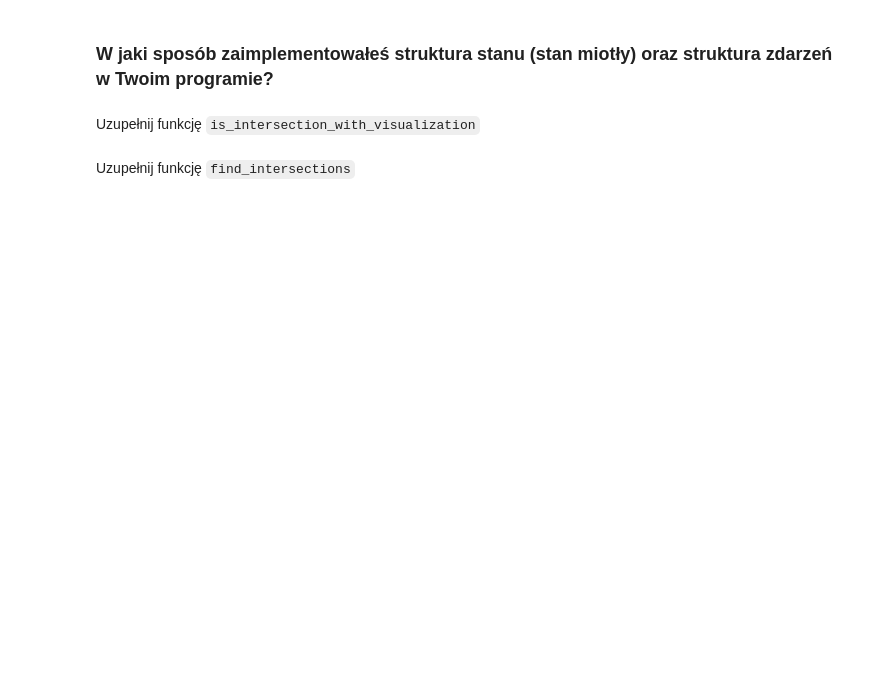
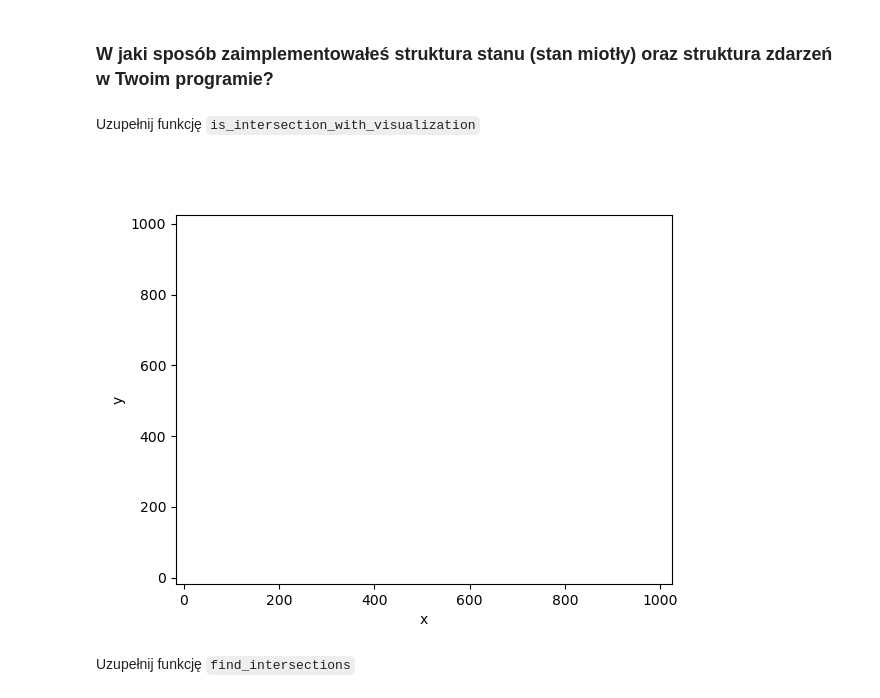
Before and after one commit to jacekloboda/geometric-algorithms, a Jupyter notebook: bitalg/lab4/main.ipynb, the cells around one changed output. Cells and saved outputs as stored; diff of their text form; code cells hidden in the pictures; blank space fills up the shorter version.

````diff
--- a/bitalg/lab4/main.ipynb
+++ b/bitalg/lab4/main.ipynb
@@ -256,7 +258,7 @@ class Point:
 
 
 class Segment:
-    x = None                                    # global variable for all segments indicating where miotla is currently
+    #x = None                                    # global variable for all segments indicating where miotla is currently
     def __init__(self, p1, p2, idx):
         self.left = p1
         self.right = p2
@@ -265,12 +267,10 @@ class Segment:
         self.idx = idx
         self.a = (p1.y - p2.y) / (p1.x - p2.x)
         self.b = p1.y - (self.a * p1.x)
-
-    def update_x(x):
-        Segment.x = x
+        self.sweep = 0 # pozycja miotly
 
     def get_y(self):
-        return (self.a * Segment.x) + self.b
+        return (self.a * self.sweep) + self.b
 
     def __eq__(self, other):
         return self.idx == other.idx
@@ -285,29 +285,8 @@ class Segment:
     def __le__(self, other):
         return self < other or self == other
 
-    def __repr__(self):
-        return f"Segment({self.left}, {self.right}, idx: {self.idx})"
-
     def __hash__(self):
         return hash((self.left, self.right, self.idx))
 
-
-def check_intersection(s1, s2):
-    # if neighbor dont exists
-    if s1 is None or s2 is None:
-        return False
-    # paralel segments
-    if abs(s1.a - s2.a) < eps:
-        return False
-
-    x = (s1.b - s2.b) / (s2.a - s1.a)
-    y = (s1.a * x) + s1.b
-
-    point = Point(x, y)
-
-    # segments intersect
-    if max(s1.left, s2.left) <= point \
-        and point <= min(s1.right, s2.right):
-        return True
-
-    return False
+    def __repr__(self):
+        return f"Segment({self.left}, {self.right}, idx: {self.idx})"
@@ -384,11 +382,3 @@ Time: 0.000s
 # do niej punktow przeciecia w trakcie dzialania programu
 # %% [markdown]
 Uzupełnij funkcję ```is_intersection_with_visualization```
-# %%
-def is_intersection_with_visualization(sections):
-    """
-    Funkcja sprawdza czy jakakolwiek para podanych odcinków się przecina i dodatkowo zwraca kolejne kroki w wizualizacji
-    :param sections: tablica odcinków w postaci krotek ktorek współrzędnych punktów końcowych odcinków
-    :return: True / False
-    """
-    raise Exception("Unimplemented")
@@ -395,3 +513,9 @@ def is_intersection_with_visualization(sections):
+# %%
+vis.clear()
+_, vis = is_intersection_with_visualization(section)
+vis.show_gif()
+# %% [output]
+[figure, added]
 # %% [markdown]
 Uzupełnij funkcję ```find_intersections```
 # %%
````
Also changed, not shown: parts of 22 cells of this notebook.
